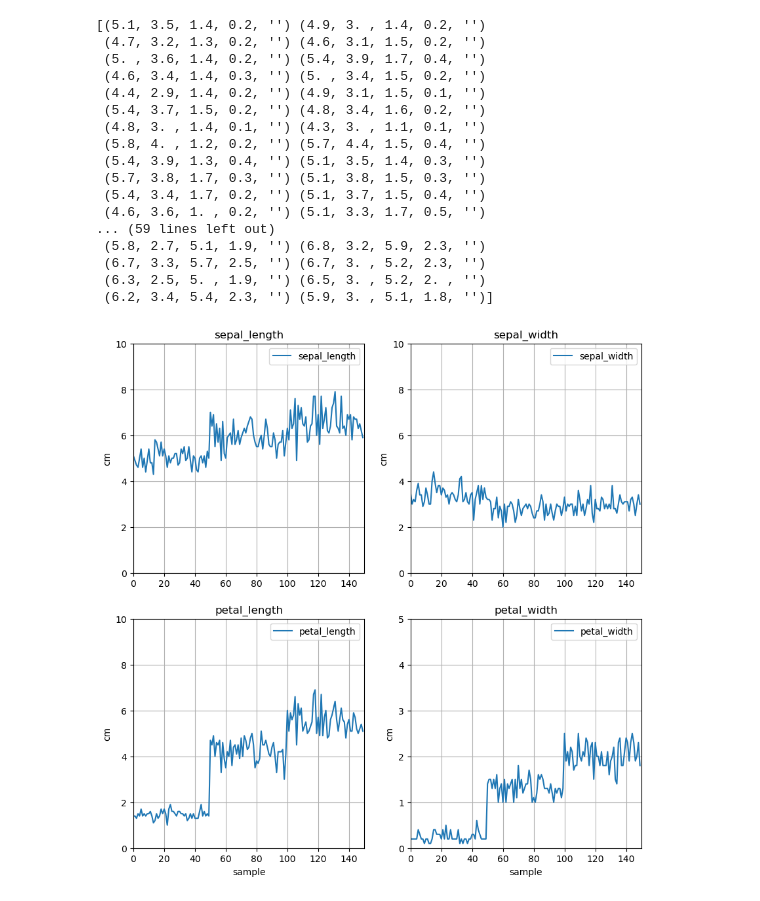
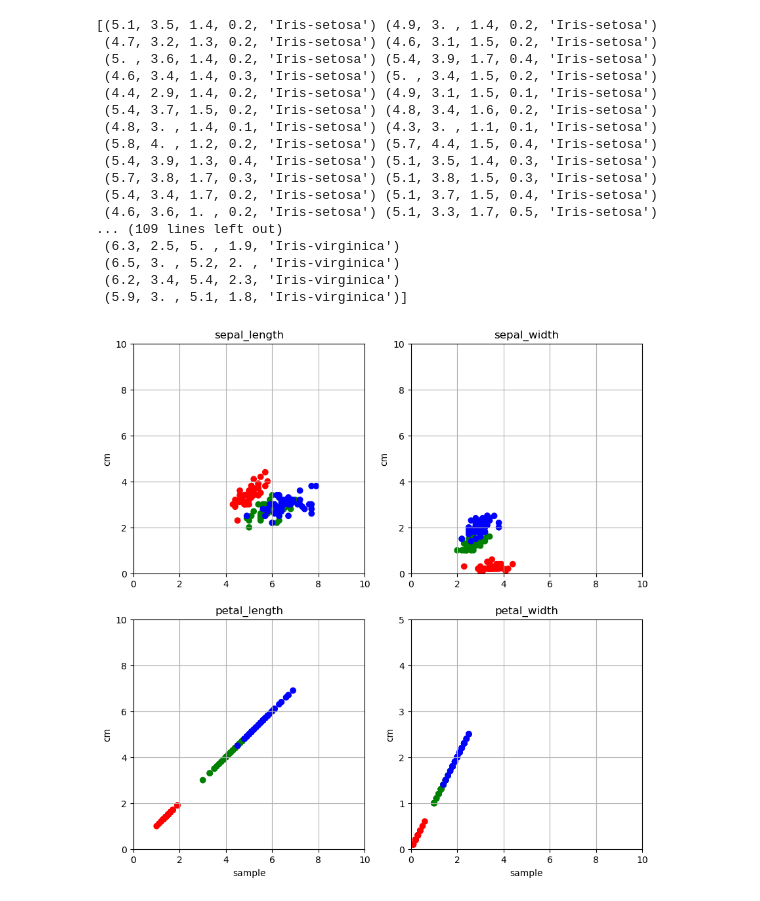
Before and after one commit to TheScarletArrow/python-mai, a Jupyter notebook: jupirer-1.ipynb, the cells around one changed output. Saved outputs shown, nothing was run; the diff lists cells and outputs as text; code cells hidden in the pictures.

```diff
--- a/jupirer-1.ipynb
+++ b/jupirer-1.ipynb
@@ -26,32 +26,35 @@ print(np.linalg.norm(v1 - v2))
 # %%
 # read iris (1).data
 
-data = np.genfromtxt('iris (1).data', delimiter=',',  dtype=[('sepal_length', 'float64'), ('sepal_width', 'float'), ('petal_length', 'float'), ('petal_width', 'float'), ('class', 'str')], encoding='utf-8', names=['sepal_length', 'sepal_width', 'petal_length', 'petal_width', 'class'])
-# data = np.loadtxt('iris (1).data', delimiter=',', usecols=(0, 1, 2, 3, 4), dtype=[('sepal_length', 'f8'), ('sepal_width', 'f8'), ('petal_length', 'f8'), ('petal_width', 'f8'), ('name', 'str')])
+data = np.genfromtxt('iris (1).data', delimiter=',',  dtype=[('sepal_length', 'float64'), ('sepal_width', 'float'), ('petal_length', 'float'), ('petal_width', 'float'), ('iris_class', 'U25')], usecols=(0, 1, 2, 3, 4),  names=['sepal_length', 'sepal_width', 'petal_length', 'petal_width', 'iris_class'])
+
 print(data)
 # store each column in an array
 sepal_length = data['sepal_length']
 sepal_width = data['sepal_width']
 petal_length = data['petal_length']
 petal_width = data['petal_width']
+iris_color = data['iris_class']
+
+# print(iris_color)
 # %% [output]
-[(5.1, 3.5, 1.4, 0.2, '') (4.9, 3. , 1.4, 0.2, '')
- (4.7, 3.2, 1.3, 0.2, '') (4.6, 3.1, 1.5, 0.2, '')
- (5. , 3.6, 1.4, 0.2, '') (5.4, 3.9, 1.7, 0.4, '')
- (4.6, 3.4, 1.4, 0.3, '') (5. , 3.4, 1.5, 0.2, '')
- (4.4, 2.9, 1.4, 0.2, '') (4.9, 3.1, 1.5, 0.1, '')
- (5.4, 3.7, 1.5, 0.2, '') (4.8, 3.4, 1.6, 0.2, '')
- (4.8, 3. , 1.4, 0.1, '') (4.3, 3. , 1.1, 0.1, '')
- (5.8, 4. , 1.2, 0.2, '') (5.7, 4.4, 1.5, 0.4, '')
- (5.4, 3.9, 1.3, 0.4, '') (5.1, 3.5, 1.4, 0.3, '')
- (5.7, 3.8, 1.7, 0.3, '') (5.1, 3.8, 1.5, 0.3, '')
- (5.4, 3.4, 1.7, 0.2, '') (5.1, 3.7, 1.5, 0.4, '')
- (4.6, 3.6, 1. , 0.2, '') (5.1, 3.3, 1.7, 0.5, '')
-... (59 lines left out)
- (5.8, 2.7, 5.1, 1.9, '') (6.8, 3.2, 5.9, 2.3, '')
- (6.7, 3.3, 5.7, 2.5, '') (6.7, 3. , 5.2, 2.3, '')
- (6.3, 2.5, 5. , 1.9, '') (6.5, 3. , 5.2, 2. , '')
- (6.2, 3.4, 5.4, 2.3, '') (5.9, 3. , 5.1, 1.8, '')]
+[(5.1, 3.5, 1.4, 0.2, 'Iris-setosa') (4.9, 3. , 1.4, 0.2, 'Iris-setosa')
+ (4.7, 3.2, 1.3, 0.2, 'Iris-setosa') (4.6, 3.1, 1.5, 0.2, 'Iris-setosa')
+ (5. , 3.6, 1.4, 0.2, 'Iris-setosa') (5.4, 3.9, 1.7, 0.4, 'Iris-setosa')
+ (4.6, 3.4, 1.4, 0.3, 'Iris-setosa') (5. , 3.4, 1.5, 0.2, 'Iris-setosa')
+ (4.4, 2.9, 1.4, 0.2, 'Iris-setosa') (4.9, 3.1, 1.5, 0.1, 'Iris-setosa')
+ (5.4, 3.7, 1.5, 0.2, 'Iris-setosa') (4.8, 3.4, 1.6, 0.2, 'Iris-setosa')
+ (4.8, 3. , 1.4, 0.1, 'Iris-setosa') (4.3, 3. , 1.1, 0.1, 'Iris-setosa')
+ (5.8, 4. , 1.2, 0.2, 'Iris-setosa') (5.7, 4.4, 1.5, 0.4, 'Iris-setosa')
+ (5.4, 3.9, 1.3, 0.4, 'Iris-setosa') (5.1, 3.5, 1.4, 0.3, 'Iris-setosa')
+ (5.7, 3.8, 1.7, 0.3, 'Iris-setosa') (5.1, 3.8, 1.5, 0.3, 'Iris-setosa')
+ (5.4, 3.4, 1.7, 0.2, 'Iris-setosa') (5.1, 3.7, 1.5, 0.4, 'Iris-setosa')
+ (4.6, 3.6, 1. , 0.2, 'Iris-setosa') (5.1, 3.3, 1.7, 0.5, 'Iris-setosa')
+... (109 lines left out)
+ (6.3, 2.5, 5. , 1.9, 'Iris-virginica')
+ (6.5, 3. , 5.2, 2. , 'Iris-virginica')
+ (6.2, 3.4, 5.4, 2.3, 'Iris-virginica')
+ (5.9, 3. , 5.1, 1.8, 'Iris-virginica')]
 # %%
 # crate subplots
 import matplotlib.pyplot as plt
@@ -59,11 +62,16 @@ import matplotlib.pyplot as plt
 #create subplots from each data columns
 fig, axs = plt.subplots(2, 2)
 
-# plot the data
-axs[0, 0].plot(sepal_length)
-axs[0, 1].plot(sepal_width)
-axs[1, 0].plot(petal_length)
-axs[1, 1].plot(petal_width)
+# map each element from iris_color to a color
+colors = {'Iris-setosa': 'red', 'Iris-versicolor': 'green', 'Iris-virginica': 'blue'}
+# get color for each element in colors
+colors = [colors[x] for x in iris_color]
+
+# plot the data with colors
+axs[0, 0].scatter(sepal_length, sepal_width, c=colors)
+axs[0, 1].scatter(sepal_width, petal_width, c=colors)
+axs[1, 0].scatter(petal_length, petal_length,  c=colors)
+axs[1, 1].scatter(petal_width, petal_width,  c=colors)
 
 # set the title
 axs[0, 0].set_title('sepal_length')
@@ -76,40 +84,36 @@ axs[1, 0].set_xlabel('sample')
 axs[1, 1].set_xlabel('sample')
 
 # set the y label
 axs[0, 0].set_ylabel('cm')
 axs[0, 1].set_ylabel('cm')
 axs[1, 0].set_ylabel('cm')
 axs[1, 1].set_ylabel('cm')
 
 # set the x and y axis limit
-axs[0, 0].set_xlim([0, 150])
+axs[0, 0].set_xlim([0, 10])
 axs[0, 0].set_ylim([0, 10])
 
-axs[0, 1].set_xlim([0, 150])
+axs[0, 1].set_xlim([0, 10])
 axs[0, 1].set_ylim([0, 10])
 
-axs[1, 0].set_xlim([0, 150])
+axs[1, 0].set_xlim([0, 10])
 axs[1, 0].set_ylim([0, 10])
 
-axs[1, 1].set_xlim([0, 150])
+axs[1, 1].set_xlim([0, 10])
 axs[1, 1].set_ylim([0, 5])
 
-# set the legend
-axs[0, 0].legend(['sepal_length'])
-axs[0, 1].legend(['sepal_width'])
-axs[1, 0].legend(['petal_length'])
-axs[1, 1].legend(['petal_width'])
+
 
 # set the grid
 axs[0, 0].grid()
 axs[0, 1].grid()
 axs[1, 0].grid()
 axs[1, 1].grid()
 
 # set the figure size
 fig.set_size_inches(10, 10)
 
 # show the plot
 plt.show()
 # %% [output]
-[figure, old version]
+[figure, new version]
```
Also changed, not shown: parts of 3 cells of this notebook.
